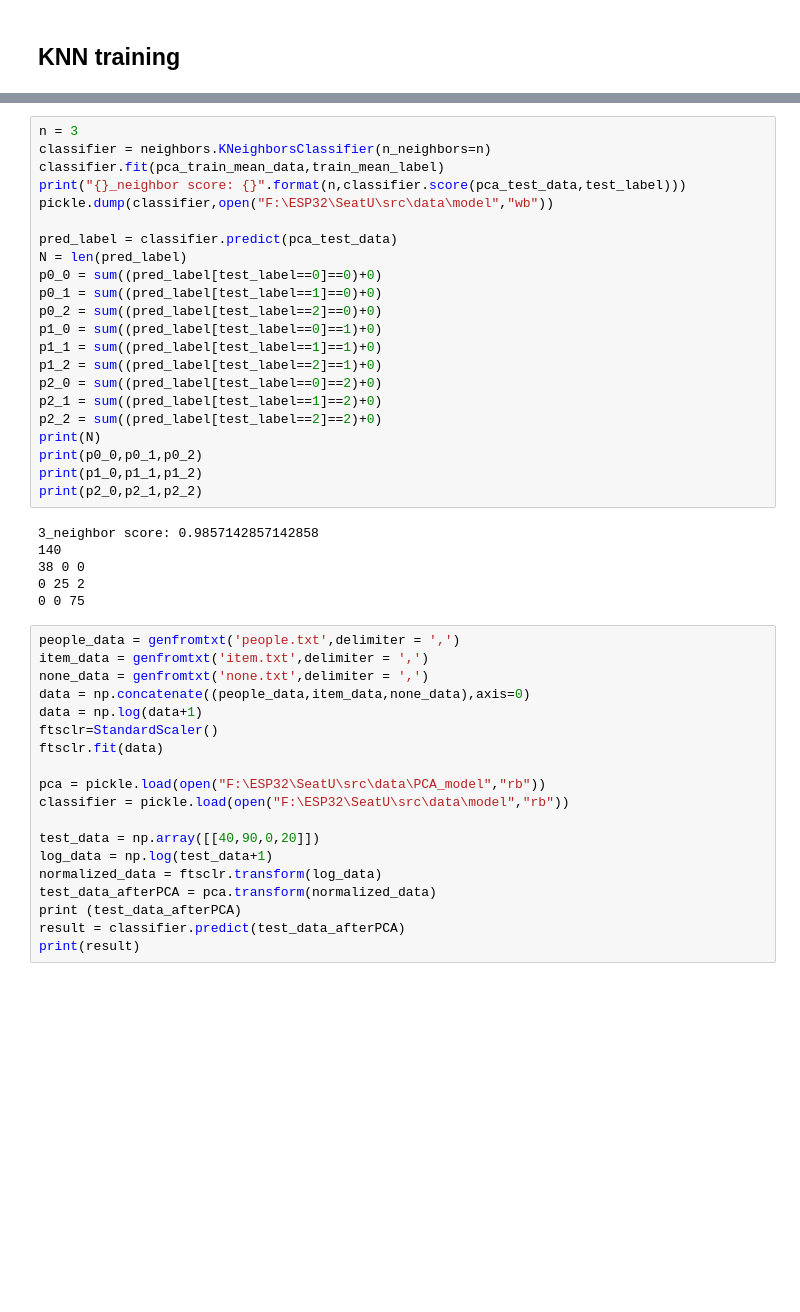
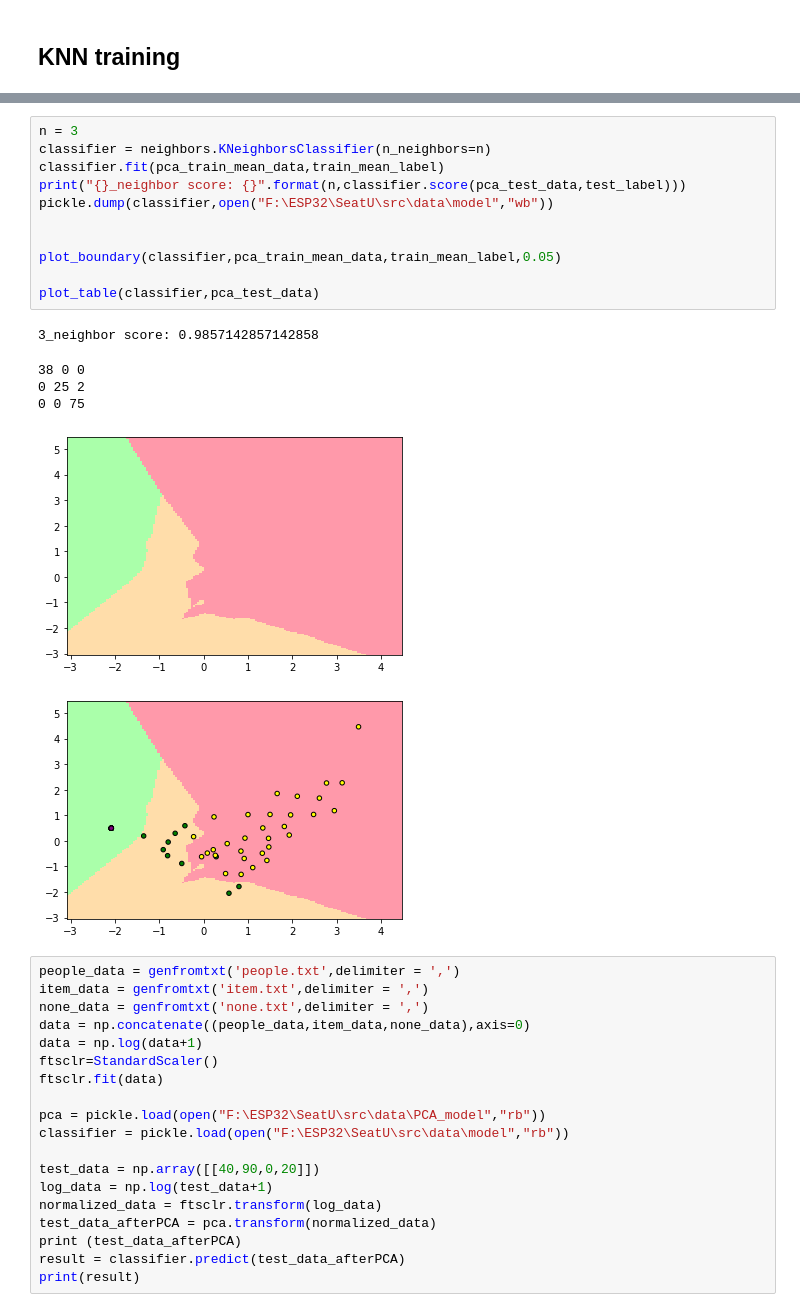
Before and after one commit to GarboLou/SeatU, a Jupyter notebook: src/data/model.ipynb, the cells around one changed output, grey strips where cells are left out. Saved outputs shown, nothing was run; the diff lists cells and outputs as text; blank space fills up the shorter version.

```diff
--- a/src/data/model.ipynb
+++ b/src/data/model.ipynb
@@ -194,31 +255,21 @@ KNN accuracy after Kmeans
 # %%
 n = 3
 classifier = neighbors.KNeighborsClassifier(n_neighbors=n)
 classifier.fit(pca_train_mean_data,train_mean_label)
 print("{}_neighbor score: {}".format(n,classifier.score(pca_test_data,test_label)))
 pickle.dump(classifier,open("F:\ESP32\SeatU\src\data\model","wb"))
 
-pred_label = classifier.predict(pca_test_data)
-N = len(pred_label)
-p0_0 = sum((pred_label[test_label==0]==0)+0)
-p0_1 = sum((pred_label[test_label==1]==0)+0)
-p0_2 = sum((pred_label[test_label==2]==0)+0)
-p1_0 = sum((pred_label[test_label==0]==1)+0)
-p1_1 = sum((pred_label[test_label==1]==1)+0)
-p1_2 = sum((pred_label[test_label==2]==1)+0)
-p2_0 = sum((pred_label[test_label==0]==2)+0)
-p2_1 = sum((pred_label[test_label==1]==2)+0)
-p2_2 = sum((pred_label[test_label==2]==2)+0)
-print(N)
-print(p0_0,p0_1,p0_2)
-print(p1_0,p1_1,p1_2)
-print(p2_0,p2_1,p2_2)
+
+plot_boundary(classifier,pca_train_mean_data,train_mean_label,0.05)
+
+plot_table(classifier,pca_test_data)
 # %% [output]
 3_neighbor score: 0.9857142857142858
-140
-38 0 0
-0 25 2
-0 0 75
+38 0 0
+0 25 2
+0 0 75
+[figure, added]
+[figure, added]
 # %%
 people_data = genfromtxt('people.txt',delimiter = ',')
 item_data = genfromtxt('item.txt',delimiter = ',')
```
Also changed, not shown: parts of 6 cells of this notebook, 11 other files.
